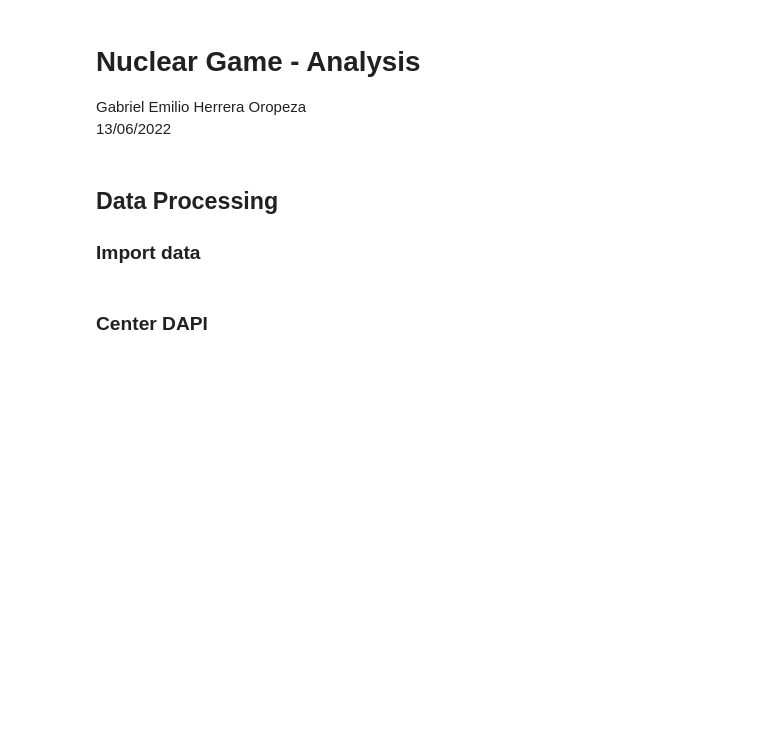
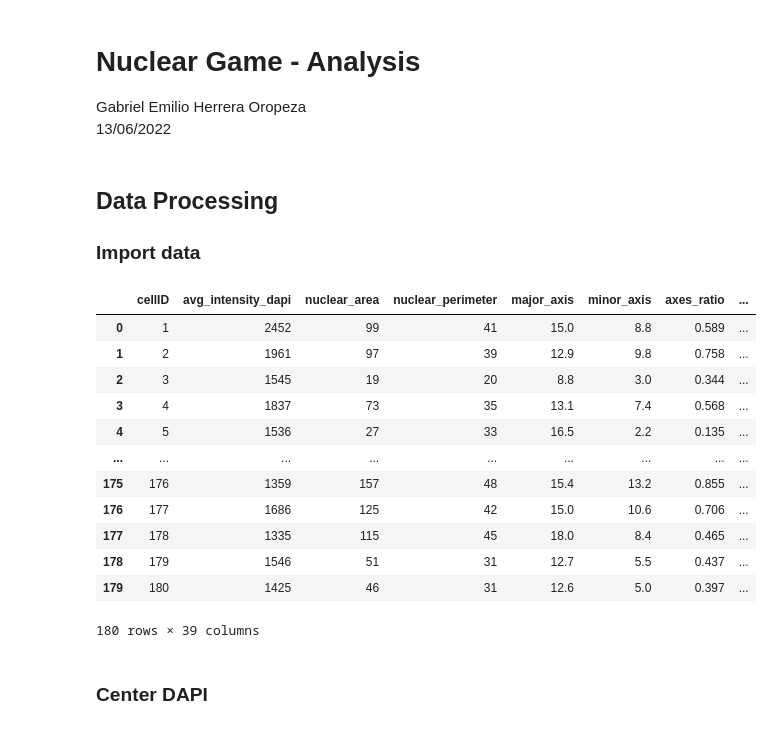
Before and after one commit to f-hamidlab/nuclearpy, a Jupyter notebook: docs/ng_analysis.ipynb, the cells around one changed output. Drawn from its saved outputs; the diff is of its cells as text; code cells hidden in the pictures; blank space fills up the shorter version.

```diff
--- a/docs/ng_analysis.ipynb
+++ b/docs/ng_analysis.ipynb
@@ -16,7 +16,23 @@ import numpy as np
 ### Import data
 # %%
 path_to_experiments = "../data"
-data = ngt.import_ng_data(path_to_experiments)
+nga = ngt.NuclearGame_Analyzer(path_to_experiments)
+# %%
+nga.data['raw']
+# %% [output]
+|  | cellID | avg_intensity_dapi | nuclear_area | nuclear_perimeter | major_axis | minor_axis | axes_ratio | ... |
+| 0 | 1 | 2452 | 99 | 41 | 15.0 | 8.8 | 0.589 | ... |
+| 1 | 2 | 1961 | 97 | 39 | 12.9 | 9.8 | 0.758 | ... |
+| 2 | 3 | 1545 | 19 | 20 | 8.8 | 3.0 | 0.344 | ... |
+| 3 | 4 | 1837 | 73 | 35 | 13.1 | 7.4 | 0.568 | ... |
+| 4 | 5 | 1536 | 27 | 33 | 16.5 | 2.2 | 0.135 | ... |
+| ... | ... | ... | ... | ... | ... | ... | ... | ... |
+| 175 | 176 | 1359 | 157 | 48 | 15.4 | 13.2 | 0.855 | ... |
+| 176 | 177 | 1686 | 125 | 42 | 15.0 | 10.6 | 0.706 | ... |
+| 177 | 178 | 1335 | 115 | 45 | 18.0 | 8.4 | 0.465 | ... |
+| 178 | 179 | 1546 | 51 | 31 | 12.7 | 5.5 | 0.437 | ... |
+| 179 | 180 | 1425 | 46 | 31 | 12.6 | 5.0 | 0.397 | ... |
+180 rows × 39 columns
 # %% [markdown]
 ### Center DAPI
 # %%
```
